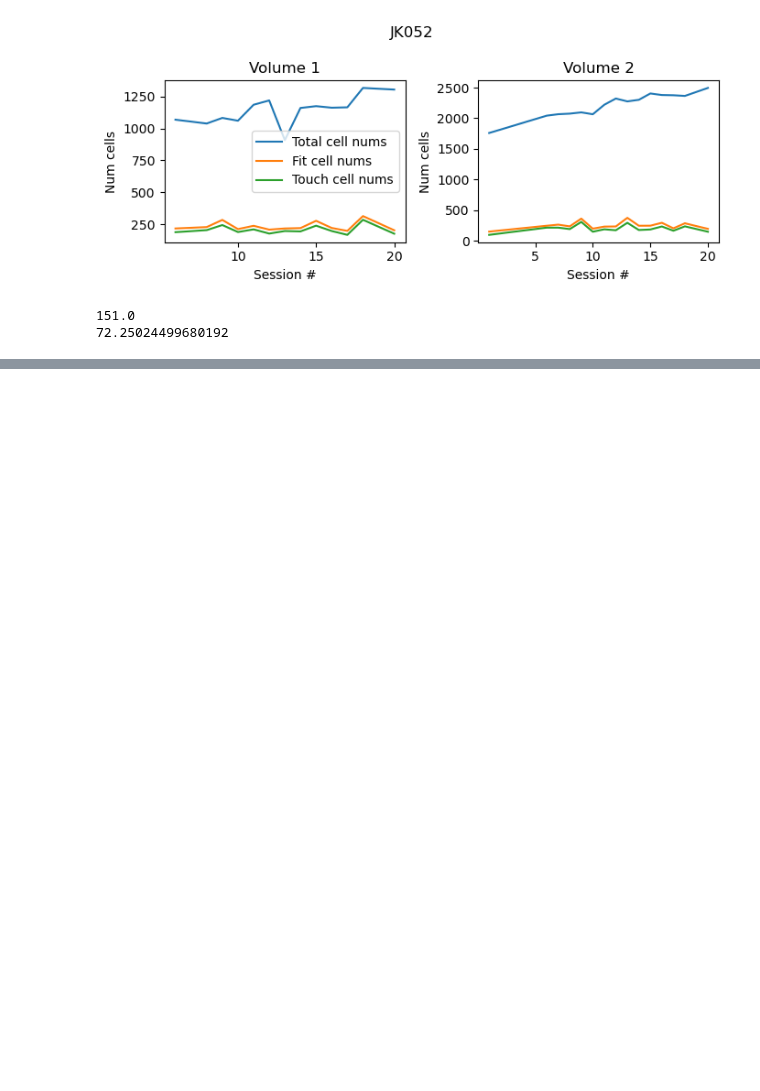
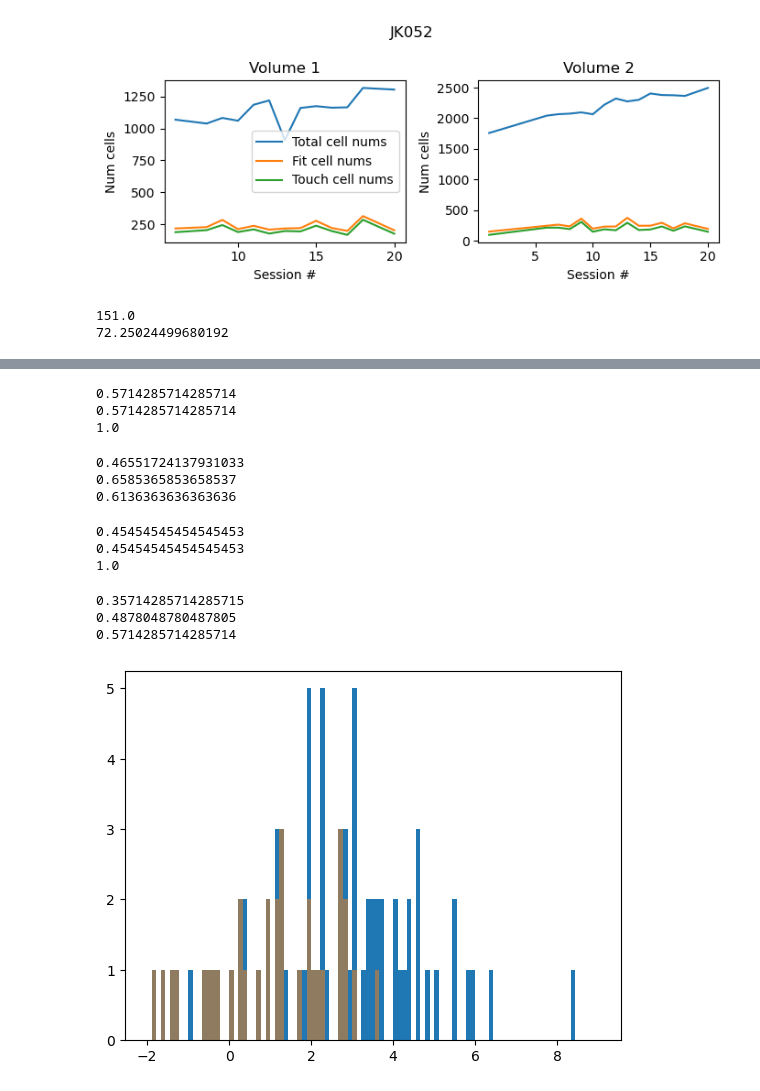
Before and after one commit to jkim0731/Neural-stretching-in-vS1, a Jupyter notebook: data_analysis/240423_clustering_index_variation_neuronal_activity.ipynb, the cells around one changed output, grey strips where cells are left out. Drawn from its saved outputs; the diff is of its cells as text; code cells hidden in the pictures; blank space fills up the shorter version.

Commit message:
saving progress on ci vs neuronal activity - to prevent loosing it from vscode crash

```diff
--- a/data_analysis/240423_clustering_index_variation_neuronal_activity.ipynb
+++ b/data_analysis/240423_clustering_index_variation_neuronal_activity.ipynb
@@ -196,0 +375,77 @@ print(num_cell_df.num_touch_cells.std())
+# %%
+glm_dir = Path(r'C:\JK\results\neuron_glm\ridge\touch_combined')
+touch_threshold = 0.05
+fit_threshold = 0.05
+tt_dir = Path(r'C:\JK\results\touch_tuning')
+touch_windows = ['before_answer', 'after_answer', 'all']
+
+mouse = 25
+volume = 1
+planes = range(1,5) if volume==1 else range(5,9)
+sessions = [int(s) for s in training_volume_df.query("mouse==@mouse and volume==@volume").session]
+
+session = sessions[0]
+ind_cell_df = pd.DataFrame(columns=['mouse', 'volume', 'session', 'plane',
+                                    'ind_fit_glm', 'ind_touch_glm',
+                                    'ind_touch_ttest_all', 'ind_tuned_ttest_all',
+                                    'ind_touch_ttest_before_answer',
+                                    'ind_tuned_ttest_before_answer',
+                                    'ind_touch_ttest_after_answer',
+                                    'ind_tuned_ttest_after_answer',
+                                    ])
+plane = planes[0]
+glm_fn = glm_dir / f'JK{mouse:03}S{session:02}_plane{plane}_glm_result.nc'
+with xr.open_dataset(glm_fn) as glm_result:
+    glm_result.load()
+# %%
+touch_window = touch_windows[2]
+tt_fn = tt_dir / f'JK{mouse:03}S{session:02}_plane{plane}_touch_tuning_{touch_window}.npy'
+tt_result = np.load(tt_fn, allow_pickle=True).item()
+# %%
+ttest_touch_cell_inds = tt_result['touch_cell_inds'] # cell index, not index of cell_inds
+ttest_tuned_cell_inds = tt_result['tuned_cell_inds']
+glm_fit_cell_inds = glm_result.cell_id[np.where(glm_result.varexp_model_final >= fit_threshold)[0]].values
+glm_touch_cell_inds = glm_result.cell_id[np.where(glm_result.varexp_drop.sel(dropped_feature='touch') >= touch_threshold)[0]].values
+# %%
+print(np.intersect1d(glm_fit_cell_inds, ttest_touch_cell_inds).size / np.union1d(glm_fit_cell_inds, ttest_touch_cell_inds).size)
+print(np.intersect1d(glm_fit_cell_inds, ttest_touch_cell_inds).size / len(ttest_touch_cell_inds))
+print(np.intersect1d(glm_fit_cell_inds, ttest_touch_cell_inds).size / len(glm_fit_cell_inds))
+# %% [output]
+0.5714285714285714
+0.5714285714285714
+1.0
+# %%
+print(np.intersect1d(glm_fit_cell_inds, ttest_tuned_cell_inds).size / np.union1d(glm_fit_cell_inds, ttest_tuned_cell_inds).size)
+print(np.intersect1d(glm_fit_cell_inds, ttest_tuned_cell_inds).size / len(ttest_tuned_cell_inds))
+print(np.intersect1d(glm_fit_cell_inds, ttest_tuned_cell_inds).size / len(glm_fit_cell_inds))
+# %% [output]
+0.46551724137931033
+0.6585365853658537
+0.6136363636363636
+# %%
+print(np.intersect1d(glm_touch_cell_inds, ttest_touch_cell_inds).size / np.union1d(glm_touch_cell_inds, ttest_touch_cell_inds).size)
+print(np.intersect1d(glm_touch_cell_inds, ttest_touch_cell_inds).size / len(ttest_touch_cell_inds))
+print(np.intersect1d(glm_touch_cell_inds, ttest_touch_cell_inds).size / len(glm_touch_cell_inds))
+# %% [output]
+0.45454545454545453
+0.45454545454545453
+1.0
+# %%
+print(np.intersect1d(glm_touch_cell_inds, ttest_tuned_cell_inds).size / np.union1d(glm_touch_cell_inds, ttest_tuned_cell_inds).size)
+print(np.intersect1d(glm_touch_cell_inds, ttest_tuned_cell_inds).size / len(ttest_tuned_cell_inds))
+print(np.intersect1d(glm_touch_cell_inds, ttest_tuned_cell_inds).size / len(glm_touch_cell_inds))
+# %% [output]
+0.35714285714285715
+0.4878048780487805
+0.5714285714285714
+# %%
+fig, ax = plt.subplots()
+# tt_touch_not_glm_touch_cell_inds = np.setdiff1d(ttest_touch_cell_inds, glm_touch_cell_inds)
+tt_touch_not_glm_touch_cell_inds = np.setdiff1d(ttest_touch_cell_inds, glm_fit_cell_inds)
+ax.hist(tt_result['touch_response'].sel(cell_index=tt_result['touch_cell_inds']).mean(axis=0),
+         bins=np.linspace(-2,9,100));
+ax.hist(tt_result['touch_response'].sel(cell_index=tt_touch_not_glm_touch_cell_inds).mean(axis=0),
+         bins=np.linspace(-2,9,100),
+         alpha=0.5);
+# %% [output]
+[figure, added]
```
Also changed, not shown: parts of 82 cells of this notebook, 3 other files.
